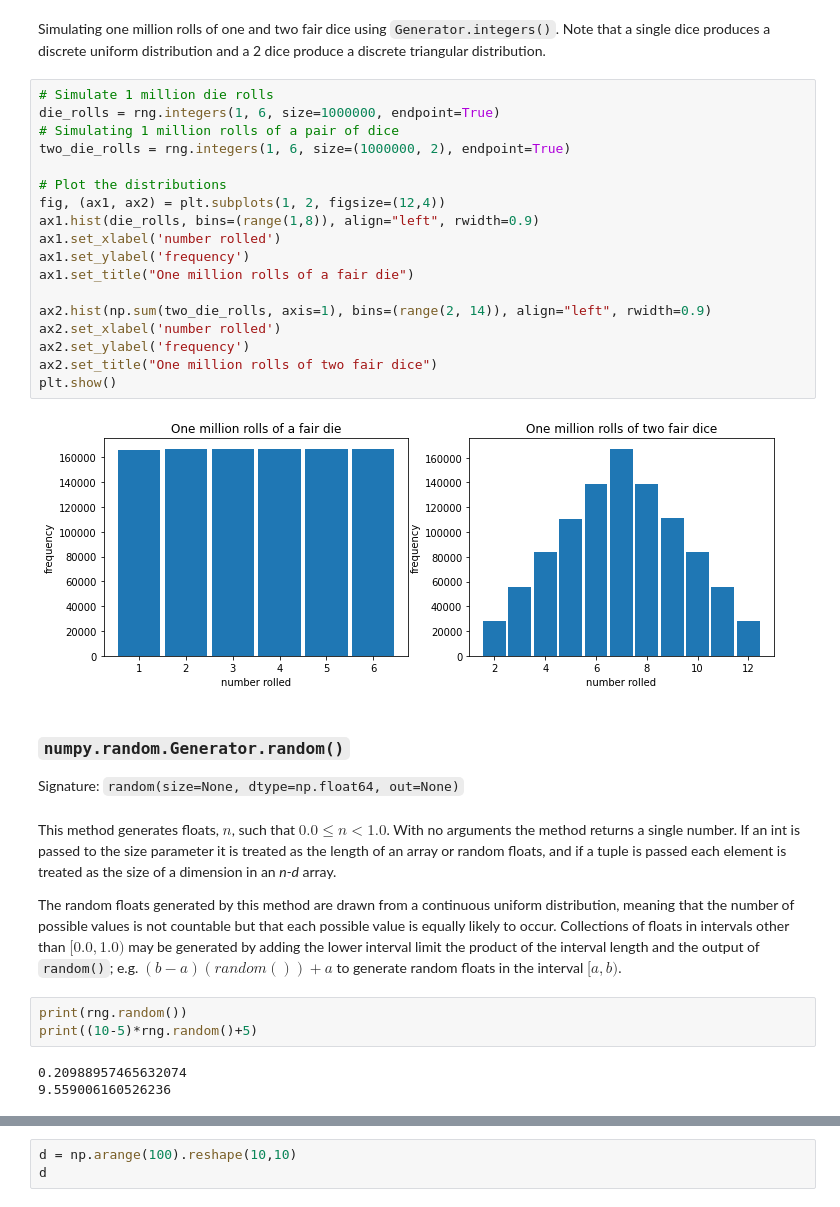
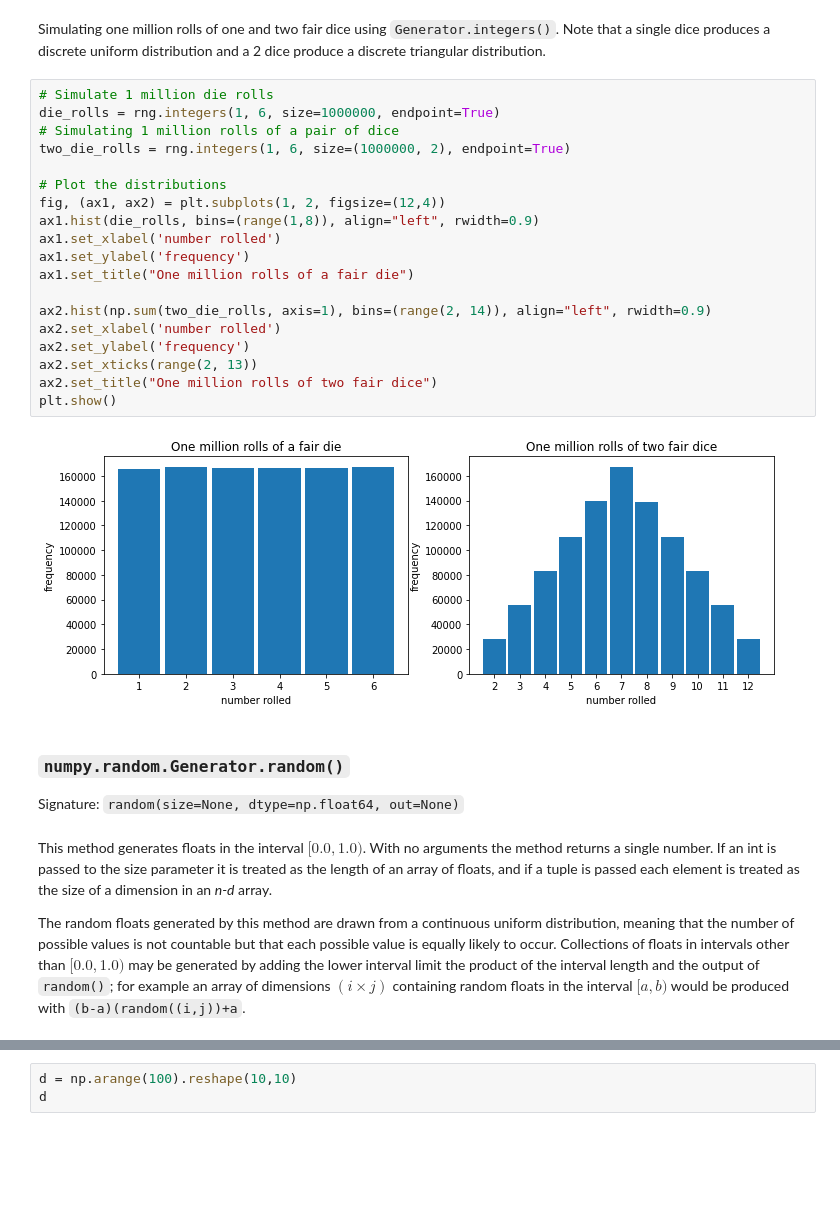
Before and after one commit to fod/numpy-random, a Jupyter notebook: numpy-random.ipynb, the cells around one changed output, grey strips where cells are left out. Cells and saved outputs as stored; diff of their text form; blank space fills up the shorter version.

```diff
--- a/numpy-random.ipynb
+++ b/numpy-random.ipynb
@@ -190,33 +190,28 @@ Simulating one million rolls of one and two fair dice using `Generator.integers(
 # %%
 # Simulate 1 million die rolls
 die_rolls = rng.integers(1, 6, size=1000000, endpoint=True)
 # Simulating 1 million rolls of a pair of dice
 two_die_rolls = rng.integers(1, 6, size=(1000000, 2), endpoint=True)
 
 # Plot the distributions
 fig, (ax1, ax2) = plt.subplots(1, 2, figsize=(12,4))
 ax1.hist(die_rolls, bins=(range(1,8)), align="left", rwidth=0.9)
 ax1.set_xlabel('number rolled')
 ax1.set_ylabel('frequency')
 ax1.set_title("One million rolls of a fair die")
 
 ax2.hist(np.sum(two_die_rolls, axis=1), bins=(range(2, 14)), align="left", rwidth=0.9)
 ax2.set_xlabel('number rolled')
 ax2.set_ylabel('frequency')
+ax2.set_xticks(range(2, 13))
 ax2.set_title("One million rolls of two fair dice")
 plt.show()
 # %% [output]
-[figure, old version]
+[figure, new version]
 # %% [markdown]
 ### `numpy.random.Generator.random()`
 Signature: `random(size=None, dtype=np.float64, out=None)`
 # %% [markdown]
-This method generates floats, $n$, such that $0.0{\le}n{\lt}1.0$. With no arguments the method returns a single number. If an int is passed to the size parameter it is treated as the length of an array or random floats, and if a tuple is passed each element is treated as the size of a dimension in an *n-d* array.
+This method generates floats in the interval $[0.0, 1.0)$. With no arguments the method returns a single number. If an int is passed to the size parameter it is treated as the length of an array of floats, and if a tuple is passed each element is treated as the size of a dimension in an *n-d* array.
 
-The random floats generated by this method are drawn from a continuous uniform distribution, meaning that the number of possible values is not countable but that each possible value is equally likely to occur. Collections of floats in intervals other than $[0.0, 1.0)$ may be generated by adding the lower interval limit the product of the interval length and the output of `random()`; e.g. $(b-a)(random())+a$ to generate random floats in the interval $[a,b)$.
+The random floats generated by this method are drawn from a continuous uniform distribution, meaning that the number of possible values is not countable but that each possible value is equally likely to occur. Collections of floats in intervals other than $[0.0, 1.0)$ may be generated by adding the lower interval limit the product of the interval length and the output of `random()`; for example an array of dimensions $(i\times j)$ containing random floats in the interval $[a,b)$ would be produced with `(b-a)(random((i,j))+a`.
-# %%
-print(rng.random())
-print((10-5)*rng.random()+5)
-# %% [output]
-0.20988957465632074
-9.559006160526236
```
Also changed, not shown: parts of 21 cells of this notebook.
